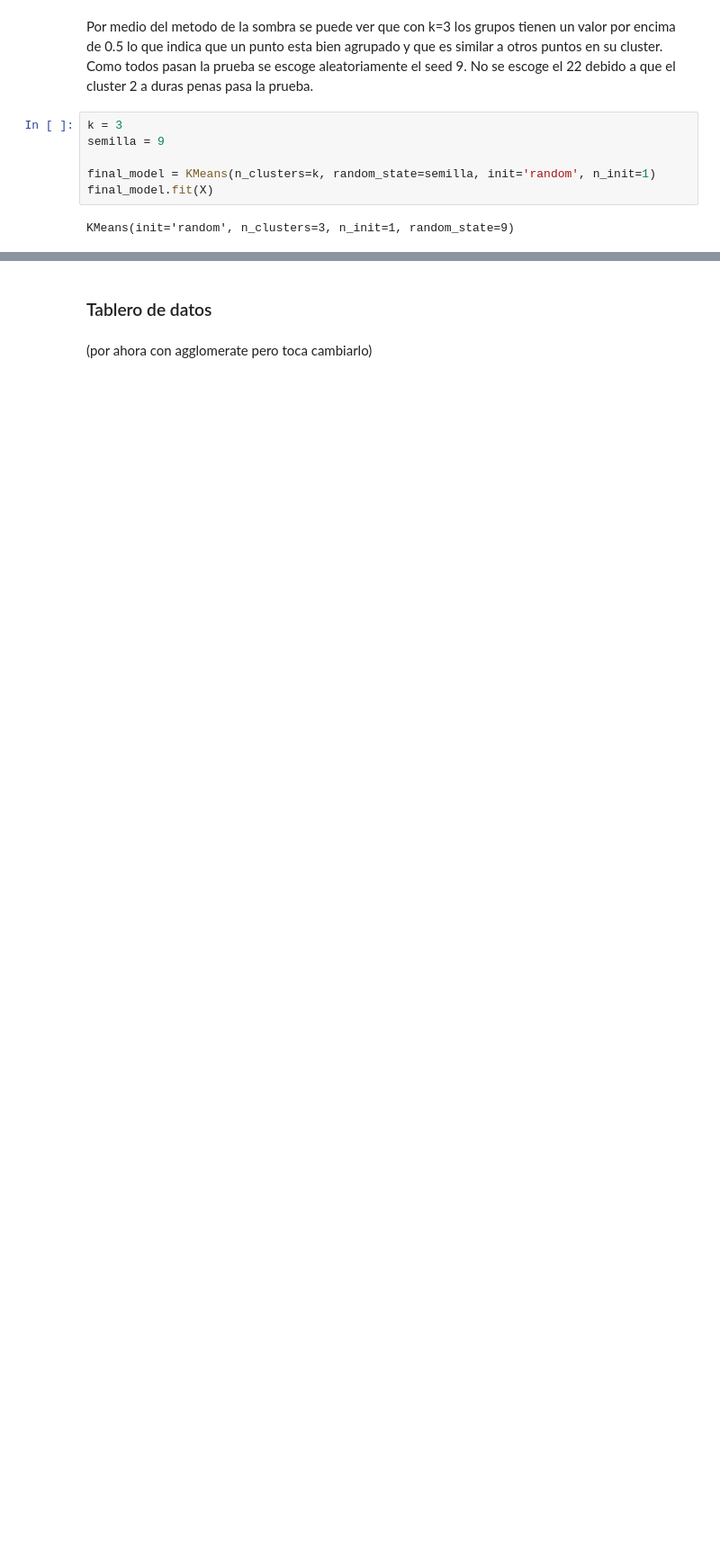
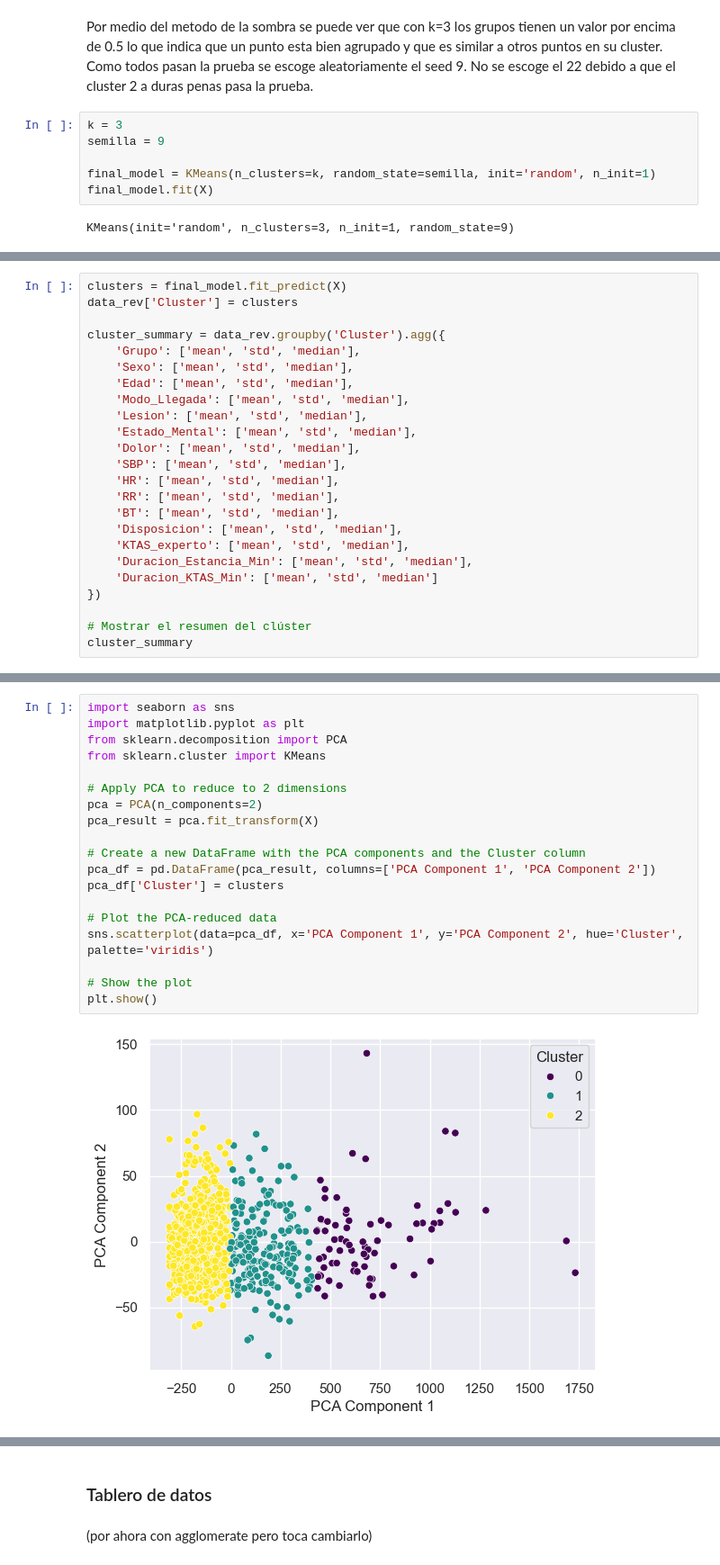
Before and after one commit to despinosaa/Lab1_G1, a Jupyter notebook: Lab2_UNIFICADO.ipynb, the cells around one changed output, grey strips where cells are left out. Shown at 90% size. Cells and saved outputs as stored; diff of their text form; blank space fills up the shorter version.

Commit message:
Unificacion kmeans

```diff
--- a/Lab2_UNIFICADO.ipynb
+++ b/Lab2_UNIFICADO.ipynb
@@ -1008,0 +1010,24 @@ El numero de clientes por cluster es:
+# %%
+clusters = final_model.fit_predict(X)
+data_rev['Cluster'] = clusters
+
+cluster_summary = data_rev.groupby('Cluster').agg({
+    'Grupo': ['mean', 'std', 'median'],
+    'Sexo': ['mean', 'std', 'median'],
+    'Edad': ['mean', 'std', 'median'],
+    'Modo_Llegada': ['mean', 'std', 'median'],
+    'Lesion': ['mean', 'std', 'median'],
+    'Estado_Mental': ['mean', 'std', 'median'],
+    'Dolor': ['mean', 'std', 'median'],
+    'SBP': ['mean', 'std', 'median'],
+    'HR': ['mean', 'std', 'median'],
+    'RR': ['mean', 'std', 'median'],
+    'BT': ['mean', 'std', 'median'],
+    'Disposicion': ['mean', 'std', 'median'],
+    'KTAS_experto': ['mean', 'std', 'median'],
+    'Duracion_Estancia_Min': ['mean', 'std', 'median'],
+    'Duracion_KTAS_Min': ['mean', 'std', 'median']
+})
+
+# Mostrar el resumen del clúster
+cluster_summary
@@ -1024,0 +1048,21 @@ centroids
+# %%
+import seaborn as sns
+import matplotlib.pyplot as plt
+from sklearn.decomposition import PCA
+from sklearn.cluster import KMeans
+
+# Apply PCA to reduce to 2 dimensions
+pca = PCA(n_components=2)
+pca_result = pca.fit_transform(X)
+
+# Create a new DataFrame with the PCA components and the Cluster column
+pca_df = pd.DataFrame(pca_result, columns=['PCA Component 1', 'PCA Component 2'])
+pca_df['Cluster'] = clusters
+
+# Plot the PCA-reduced data
+sns.scatterplot(data=pca_df, x='PCA Component 1', y='PCA Component 2', hue='Cluster', palette='viridis')
+
+# Show the plot
+plt.show()
+# %% [output]
+[figure, added]
```
Also changed, not shown: parts of 19 cells of this notebook.
